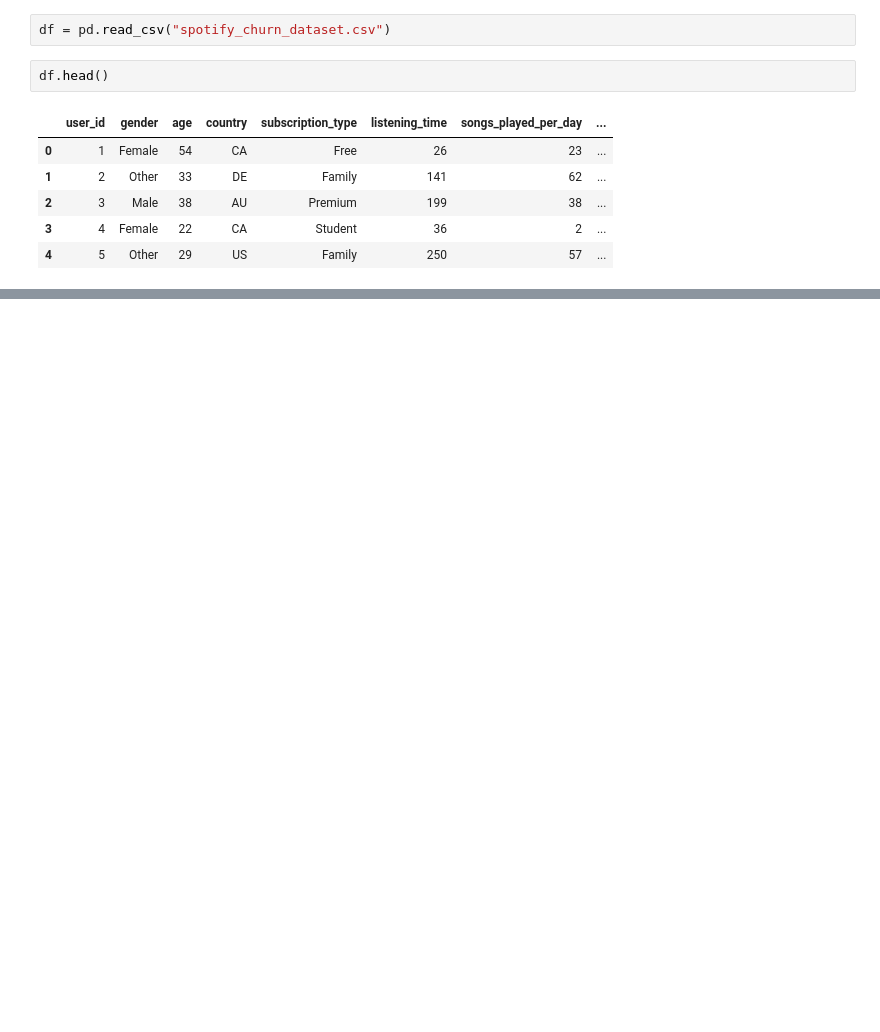
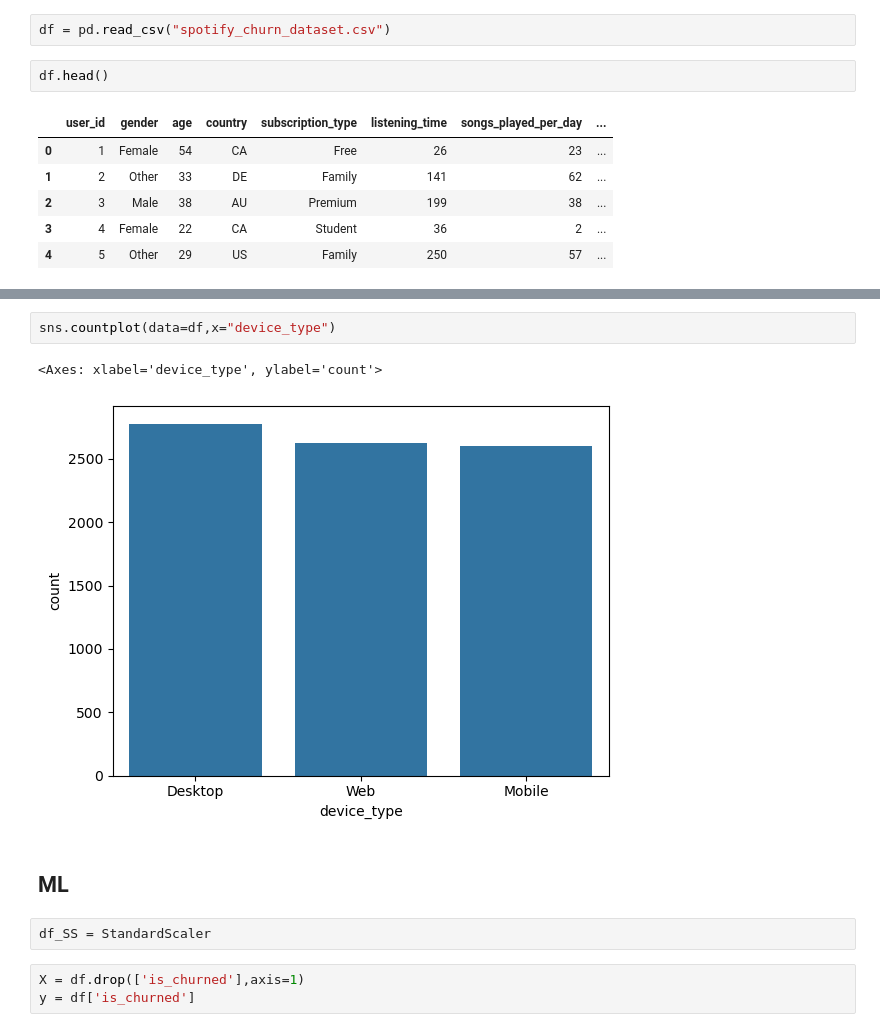
Before and after one commit to AhmedBashmmakh/Spotify-Churn-Prediction, a Jupyter notebook: Spotify_Churn_pred.ipynb, the cells around one changed output, grey strips where cells are left out. Saved outputs shown, nothing was run; the diff lists cells and outputs as text; blank space fills up the shorter version.

```diff
--- a/Spotify_Churn_pred.ipynb
+++ b/Spotify_Churn_pred.ipynb
@@ -21,0 +72,12 @@ df.head()
+# %%
+sns.countplot(data=df,x="device_type")
+# %% [output]
+<Axes: xlabel='device_type', ylabel='count'>
+[figure, added]
+# %% [markdown]
+## ML
+# %%
+df_SS = StandardScaler
+# %%
+X = df.drop(['is_churned'],axis=1)
+y = df['is_churned']
```
Also changed, not shown: parts of 13 cells of this notebook.
